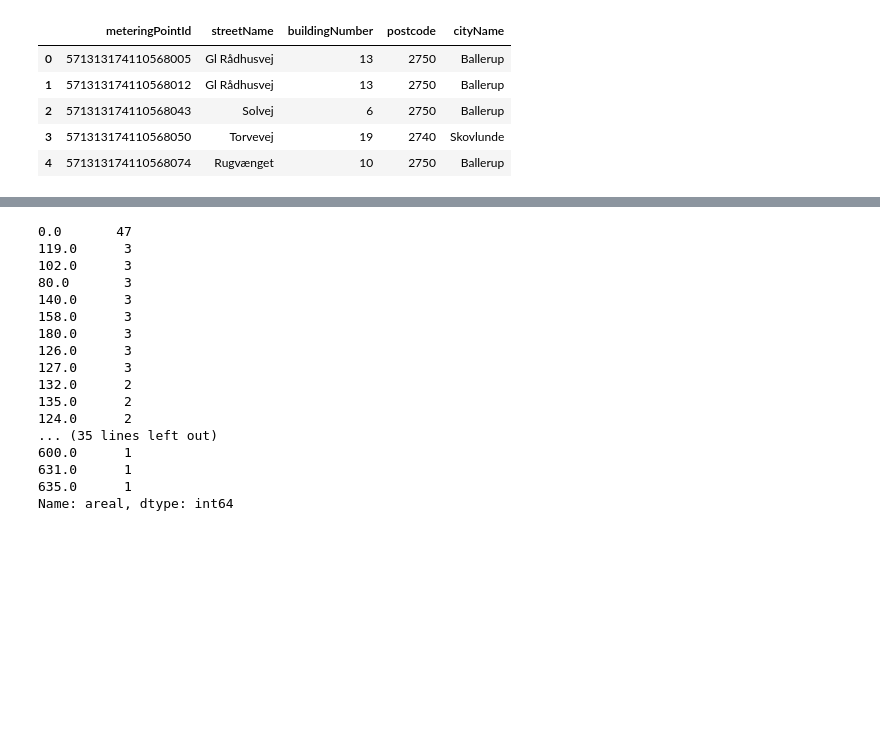
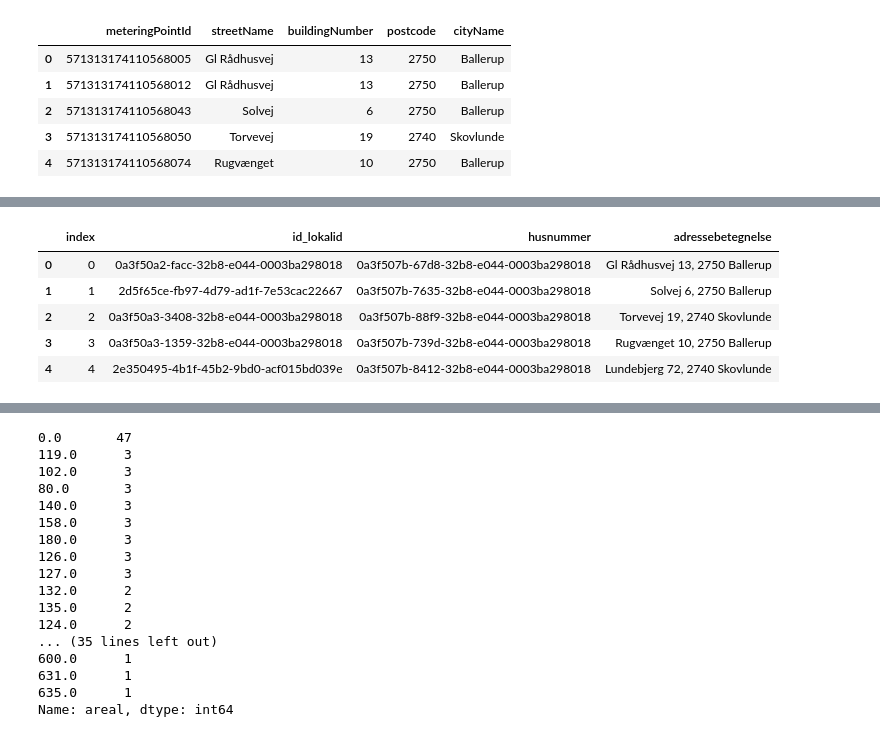
Before and after one commit to Mikkel-schmidt/El, a Jupyter notebook: Code2/Hent_data.ipynb, the cells around one changed output, grey strips where cells are left out. Saved outputs shown, nothing was run; the diff lists cells and outputs as text; code cells hidden in the pictures; blank space fills up the shorter version.

```diff
--- a/Code2/Hent_data.ipynb
+++ b/Code2/Hent_data.ipynb
@@ -380,0 +402,9 @@ csv.head(20)
+# %%
+df_sql.head()
+# %% [output]
+|  | index | id_lokalid | husnummer | adressebetegnelse |
+| 0 | 0 | 0a3f50a2-facc-32b8-e044-0003ba298018 | 0a3f507b-67d8-32b8-e044-0003ba298018 | Gl Rådhusvej 13, 2750 Ballerup |
+| 1 | 1 | 2d5f65ce-fb97-4d79-ad1f-7e53cac22667 | 0a3f507b-7635-32b8-e044-0003ba298018 | Solvej 6, 2750 Ballerup |
+| 2 | 2 | 0a3f50a3-3408-32b8-e044-0003ba298018 | 0a3f507b-88f9-32b8-e044-0003ba298018 | Torvevej 19, 2740 Skovlunde |
+| 3 | 3 | 0a3f50a3-1359-32b8-e044-0003ba298018 | 0a3f507b-739d-32b8-e044-0003ba298018 | Rugvænget 10, 2750 Ballerup |
+| 4 | 4 | 2e350495-4b1f-45b2-9bd0-acf015bd039e | 0a3f507b-8412-32b8-e044-0003ba298018 | Lundebjerg 72, 2740 Skovlunde |
```
Also changed, not shown: parts of 10 cells of this notebook, 1 other file.
